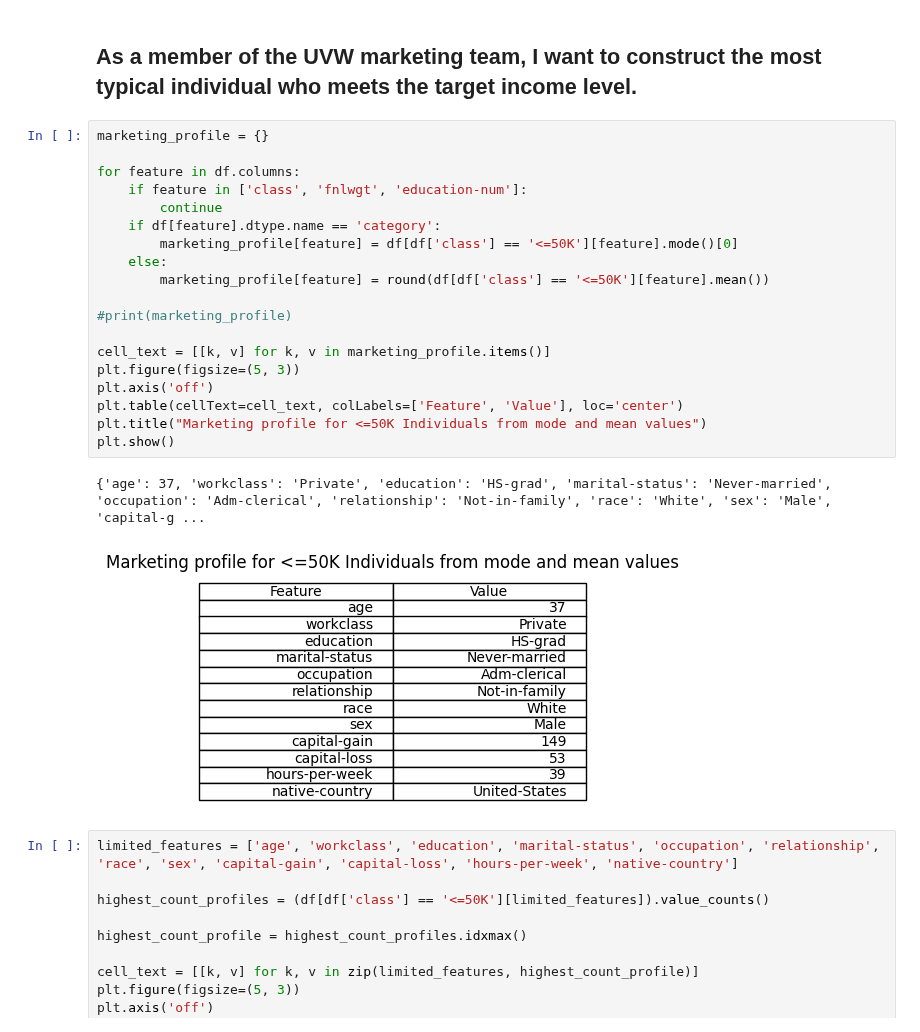
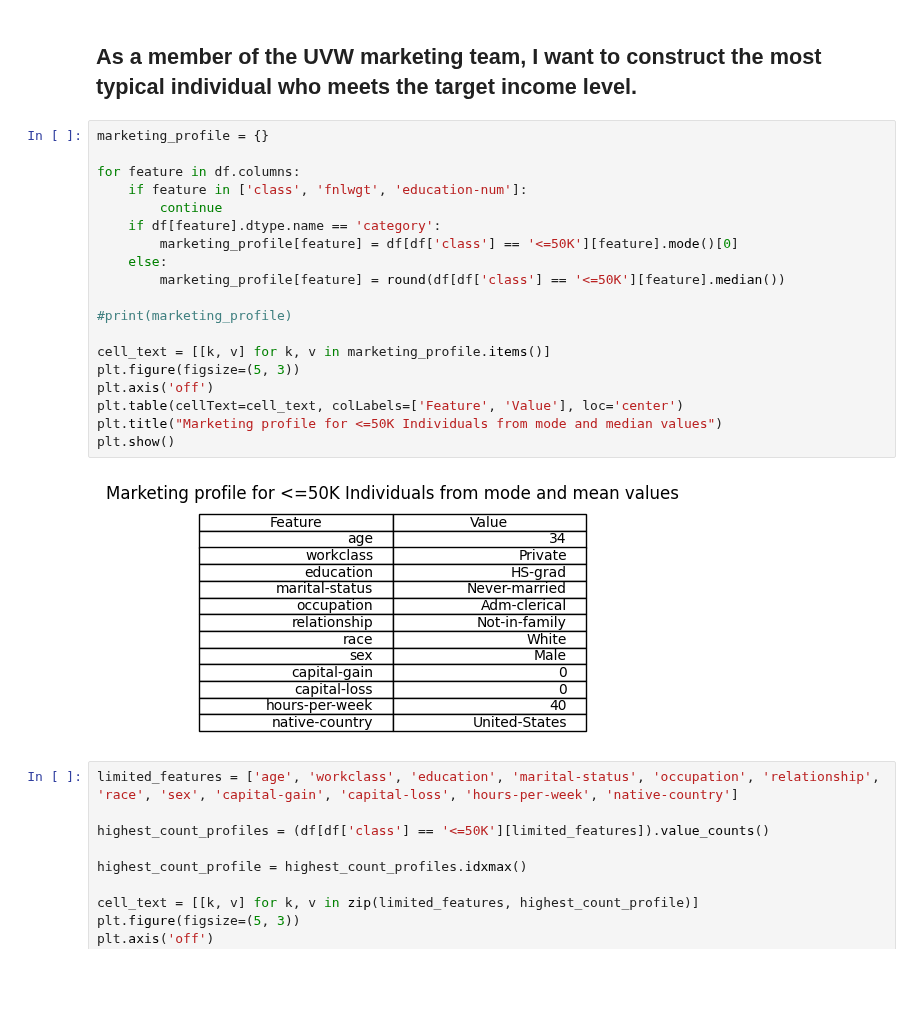
Before and after one commit to tomasgdejesus/CSE578-Project, a Jupyter notebook: mlmodels.ipynb, the cells around one changed output. Cells and saved outputs as stored; diff of their text form; blank space fills up the shorter version.

```diff
--- a/mlmodels.ipynb
+++ b/mlmodels.ipynb
@@ -300,25 +300,24 @@ plt.show()
 # %%
 marketing_profile = {}
 
 for feature in df.columns:
     if feature in ['class', 'fnlwgt', 'education-num']:
         continue
     if df[feature].dtype.name == 'category':
         marketing_profile[feature] = df[df['class'] == '<=50K'][feature].mode()[0]
     else:
-        marketing_profile[feature] = round(df[df['class'] == '<=50K'][feature].mean())
+        marketing_profile[feature] = round(df[df['class'] == '<=50K'][feature].median())
 
 #print(marketing_profile)
 
 cell_text = [[k, v] for k, v in marketing_profile.items()]
 plt.figure(figsize=(5, 3))
 plt.axis('off')
 plt.table(cellText=cell_text, colLabels=['Feature', 'Value'], loc='center')
-plt.title("Marketing profile for <=50K Individuals from mode and mean values")
+plt.title("Marketing profile for <=50K Individuals from mode and median values")
 plt.show()
 # %% [output]
-{'age': 37, 'workclass': 'Private', 'education': 'HS-grad', 'marital-status': 'Never-married', 'occupation': 'Adm-clerical', 'relationship': 'Not-in-family', 'race': 'White', 'sex': 'Male', 'capital-g ...
-[figure, old version]
+[figure, new version]
 # %%
 limited_features = ['age', 'workclass', 'education', 'marital-status', 'occupation', 'relationship', 'race', 'sex', 'capital-gain', 'capital-loss', 'hours-per-week', 'native-country']
 
```
Also changed, not shown: parts of 2 cells of this notebook.
